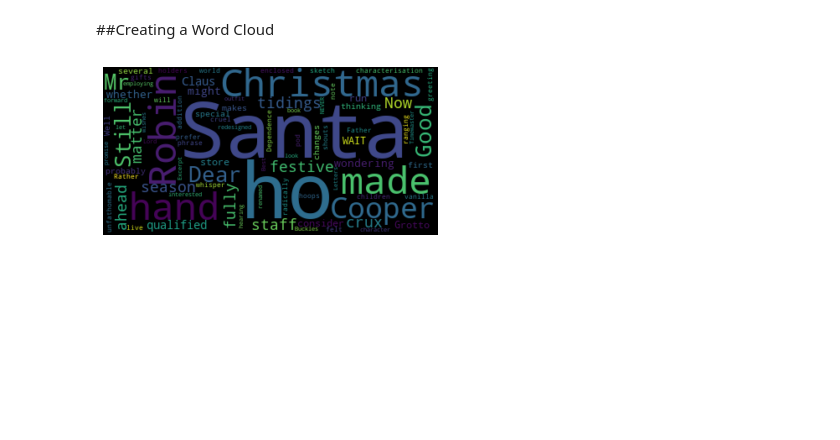
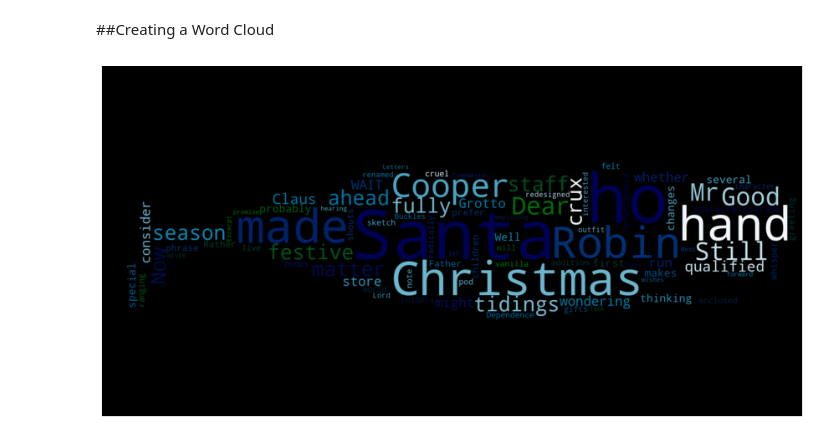
Before and after one commit to makhijakabir/machine-learning, a Jupyter notebook: bayesClassifierESF.ipynb, the cells around one changed output. Drawn from its saved outputs; the diff is of its cells as text; code cells hidden in the pictures; blank space fills up the shorter version.

```diff
--- a/bayesClassifierESF.ipynb
+++ b/bayesClassifierESF.ipynb
@@ -58,6 +50,13 @@ spam = 1
 notSpam = 0
 
 dataJSON = '/content/drive/MyDrive/Colab Notebooks/SpamData/01_Processing/exmail-test-data.json'
+
+whaleFile = '/content/drive/MyDrive/Colab Notebooks/SpamData/01_Processing/wordcloud_resources/whale-icon.png'
+notSpamIcon = '/content/drive/MyDrive/Colab Notebooks/SpamData/01_Processing/wordcloud_resources/thumbs-up.png'
+spamIcon = '/content/drive/MyDrive/Colab Notebooks/SpamData/01_Processing/wordcloud_resources/thumbs-down.png'
+
+fontWordCloud = '/content/drive/MyDrive/Colab Notebooks/SpamData/01_Processing/wordcloud_resources/OpenSansCondensed-Bold.ttf'
+fontWordCloudLight = '/content/drive/MyDrive/Colab Notebooks/SpamData/01_Processing/wordcloud_resources/OpenSansCondensed-Light.ttf'
 # %% [markdown]
 ##Reading Files
 # %%
@@ -489,10 +488,19 @@ work      1798
 dtype: int64
 # %% [markdown]
 ##Creating a Word Cloud
-# %%
-wordCloud = WordCloud().generate(finalBody)
-plt.imshow(wordCloud, interpolation='bilinear')
-plt.axis('off')
-plt.show()
-# %% [output]
-[figure, removed]
+# %%
+icon = Image.open(whaleFile)
+imageMask = Image.new(mode='RGB', size=icon.size, color=(255, 255, 255))
+imageMask.paste(icon, box=icon)
+
+rgbArray = np.array(imageMask)
+
+wordCloud = WordCloud(mask=rgbArray, colormap='ocean')
+
+wordCloud.generate(finalBody)
+plt.figure(figsize=(15, 8))
+plt.imshow(wordCloud, interpolation='bilinear')
+plt.axis('off')
+plt.show()
+# %% [output]
+[figure, added]
```
Also changed, not shown: parts of 9 cells of this notebook.
